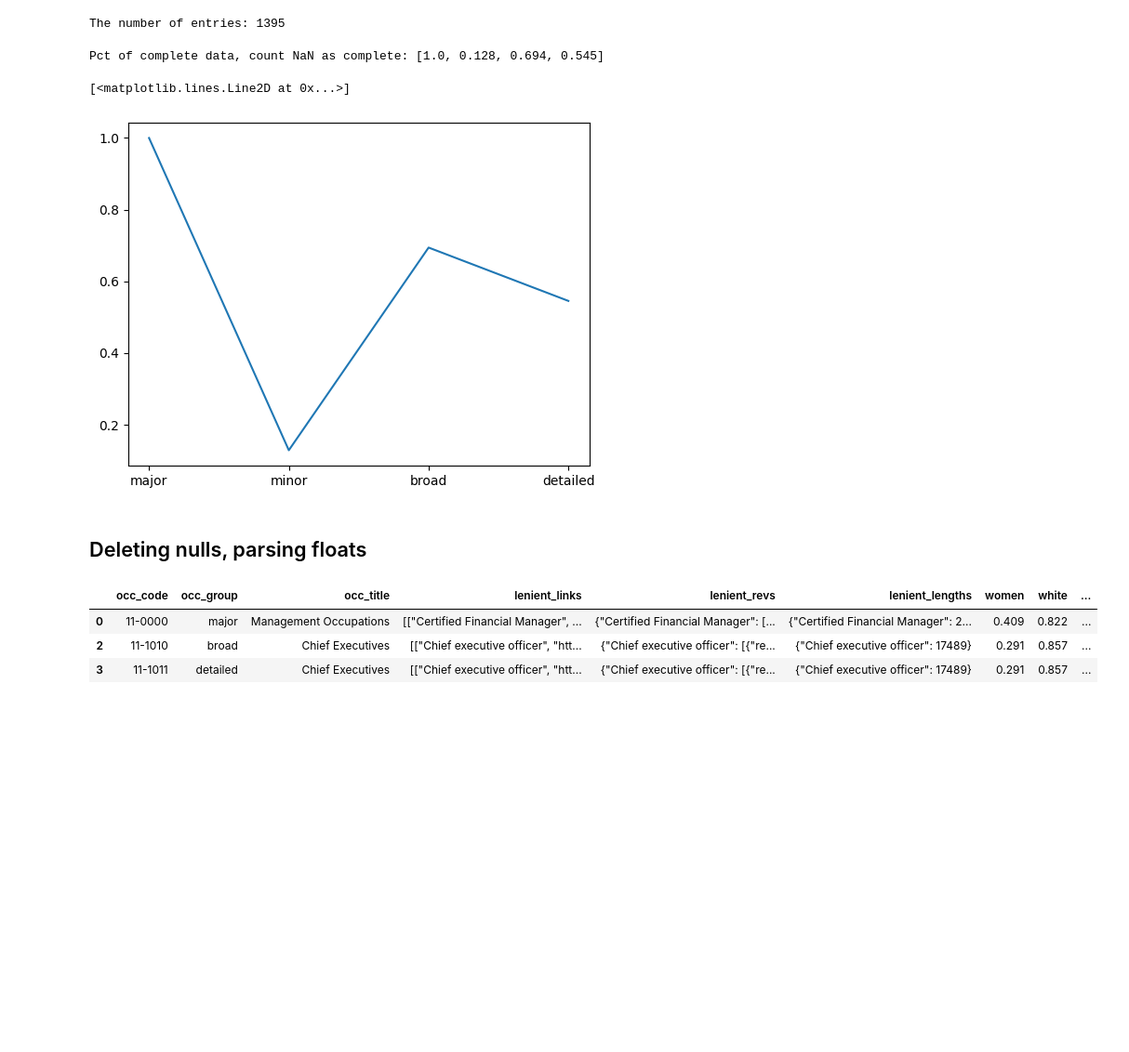
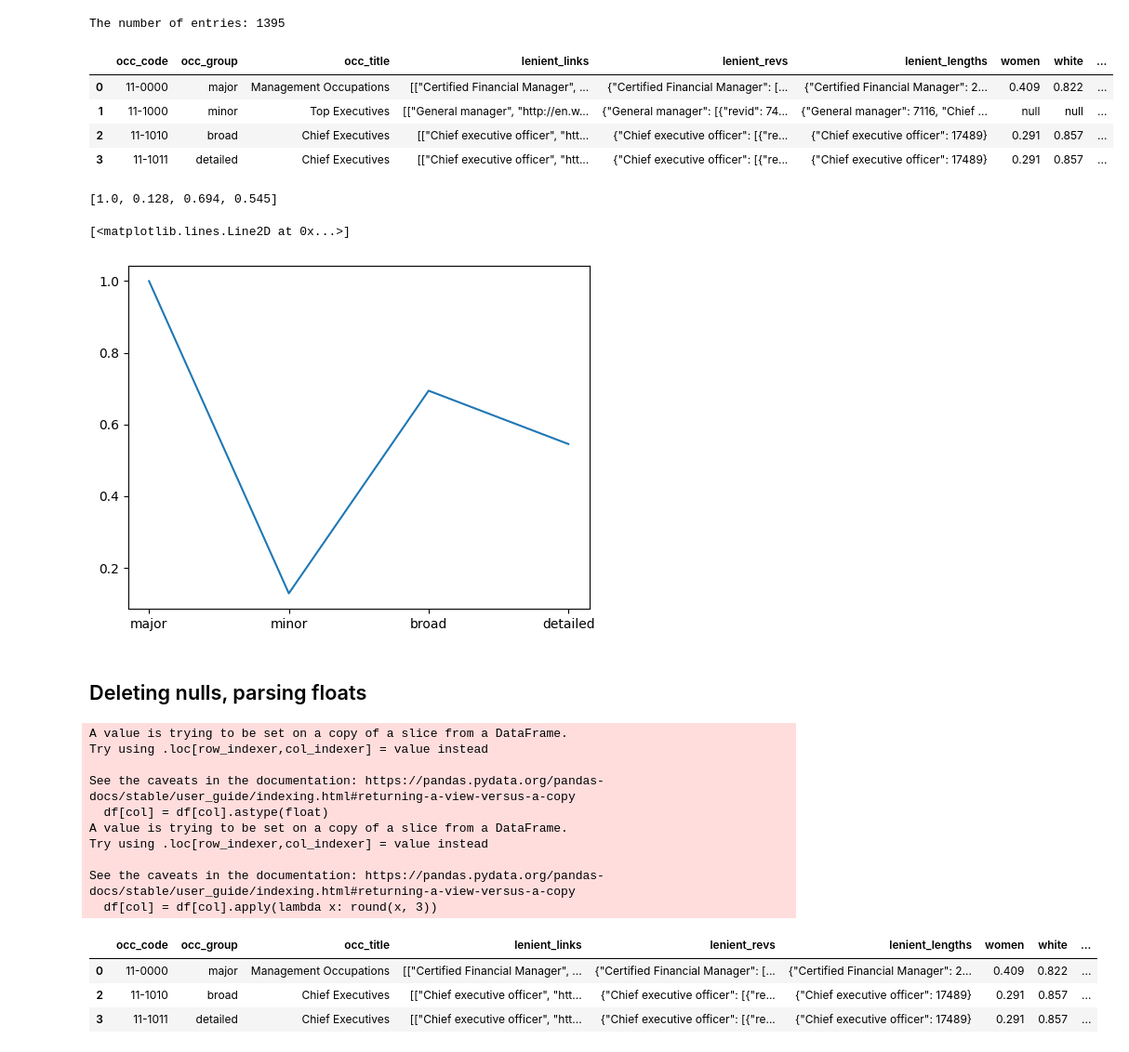
Before and after one commit to digital-scrappy/wikipedia-revisions, a Jupyter notebook: Analysis/gender_race_analysis.ipynb, the cells around one changed output. Shown: that part at 93% size. Saved outputs shown, nothing was run; the diff lists cells and outputs as text; code cells hidden in the pictures; blank space fills up the shorter version.

```diff
--- a/Analysis/gender_race_analysis.ipynb
+++ b/Analysis/gender_race_analysis.ipynb
@@ -12,13 +10,19 @@ from count_contributions import contributions_by_user, amount_detailed, avg_uniq
 # %%
 db_path = data_path / "data_bases" / "all_occupations.db"
 con = sqlite3.connect(db_path)
 
 df_all = pd.read_sql('SELECT occ_code, occ_group, occ_title, lenient_links, lenient_revs, lenient_lengths, women, white, african_american, asian, hispanic  FROM occupations', con)
 df = df_all # make a copy
 
 print("The number of entries:", len(df))
+df.head(4)
 # %% [output]
 The number of entries: 1395
+|  | occ_code | occ_group | occ_title | lenient_links | lenient_revs | lenient_lengths | women | white | ... |
+| 0 | 11-0000 | major | Management Occupations | [["Certified Financial Manager", ... | {"Certified Financial Manager": [... | {"Certified Financial Manager": 2... | 0.409 | 0.822 | ... |
+| 1 | 11-1000 | minor | Top Executives | [["General manager", "http://en.w... | {"General manager": [{"revid": 74... | {"General manager": 7116, "Chief ... | null | null | ... |
+| 2 | 11-1010 | broad | Chief Executives | [["Chief executive officer", "htt... | {"Chief executive officer": [{"re... | {"Chief executive officer": 17489} | 0.291 | 0.857 | ... |
+| 3 | 11-1011 | detailed | Chief Executives | [["Chief executive officer", "htt... | {"Chief executive officer": [{"re... | {"Chief executive officer": 17489} | 0.291 | 0.857 | ... |
 # %%
 pct_major = round((len(df.loc[(df['occ_group'] == "major") & (df['women'] != "null")]) / 22), 3)
 pct_minor = round((len(df.loc[(df['occ_group'] == "minor") & (df['women'] != "null")]) / 94), 3)
@@ -28,10 +32,10 @@ pct_detailed = round((len(df.loc[(df['occ_group'] == "detailed") & (df['women']
 values = [pct_major, pct_minor, pct_broad, pct_detailed]
 descriptions = ["major", "minor", "broad", "detailed"]
 
-print("Pct of complete data, count NaN as complete:", values)
+print(values)
 plt.plot(descriptions, values)
 # %% [output]
-Pct of complete data, count NaN as complete: [1.0, 0.128, 0.694, 0.545]
+[1.0, 0.128, 0.694, 0.545]
 [<matplotlib.lines.Line2D at 0x...>]
 [figure]
 # %% [markdown]
@@ -43,13 +47,24 @@ df = df.loc[df['women'] != "null"] # delete nulls
 for col in ["women", "white", "african_american", "asian", "hispanic"]:
     df[col] = df[col].astype(float)
     df[col] = df[col].apply(lambda x: round(x, 3))
-
-df = df.dropna() # delete NaN
-df.head(3)
 # %% [output]
-|  | occ_code | occ_group | occ_title | lenient_links | lenient_revs | lenient_lengths | women | white | ... |
-| 0 | 11-0000 | major | Management Occupations | [["Certified Financial Manager", ... | {"Certified Financial Manager": [... | {"Certified Financial Manager": 2... | 0.409 | 0.822 | ... |
-| 2 | 11-1010 | broad | Chief Executives | [["Chief executive officer", "htt... | {"Chief executive officer": [{"re... | {"Chief executive officer": 17489} | 0.291 | 0.857 | ... |
-| 3 | 11-1011 | detailed | Chief Executives | [["Chief executive officer", "htt... | {"Chief executive officer": [{"re... | {"Chief executive officer": 17489} | 0.291 | 0.857 | ... |
+A value is trying to be set on a copy of a slice from a DataFrame.
+Try using .loc[row_indexer,col_indexer] = value instead
+
+See the caveats in the documentation: https://pandas.pydata.org/pandas-docs/stable/user_guide/indexing.html#returning-a-view-versus-a-copy
+  df[col] = df[col].astype(float)
+A value is trying to be set on a copy of a slice from a DataFrame.
+Try using .loc[row_indexer,col_indexer] = value instead
+
+See the caveats in the documentation: https://pandas.pydata.org/pandas-docs/stable/user_guide/indexing.html#returning-a-view-versus-a-copy
+  df[col] = df[col].apply(lambda x: round(x, 3))
+# %%
+df = df.dropna()
+df.head(3)
+# %% [output]
+|  | occ_code | occ_group | occ_title | lenient_links | lenient_revs | lenient_lengths | women | white | ... |
+| 0 | 11-0000 | major | Management Occupations | [["Certified Financial Manager", ... | {"Certified Financial Manager": [... | {"Certified Financial Manager": 2... | 0.409 | 0.822 | ... |
+| 2 | 11-1010 | broad | Chief Executives | [["Chief executive officer", "htt... | {"Chief executive officer": [{"re... | {"Chief executive officer": 17489} | 0.291 | 0.857 | ... |
+| 3 | 11-1011 | detailed | Chief Executives | [["Chief executive officer", "htt... | {"Chief executive officer": [{"re... | {"Chief executive officer": 17489} | 0.291 | 0.857 | ... |
 # %%
 df_major = df.loc[df['occ_group'] == "major"]
```
Also changed, not shown: parts of 7 cells of this notebook.
